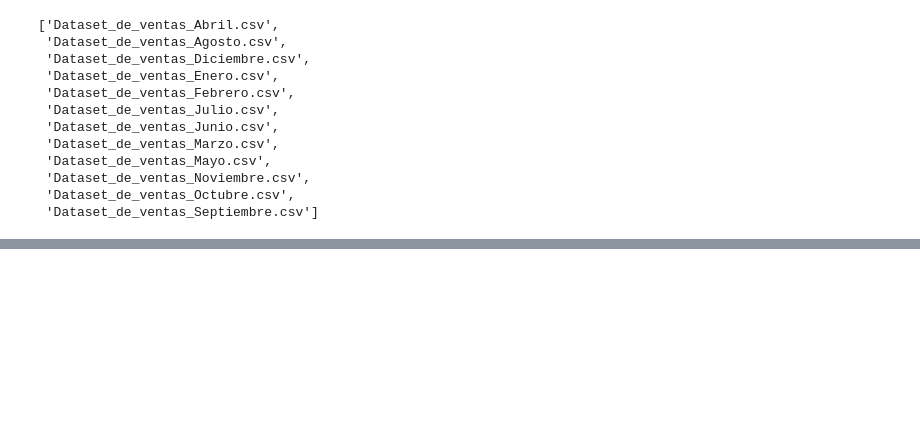
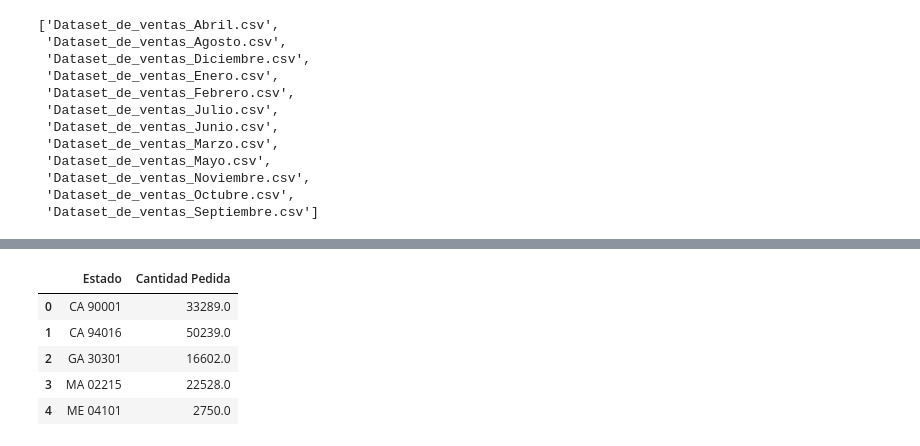
Before and after one commit to IvanGonzal0/Proyecto1_Analisis-de-Ventas-Anuales_BigData, a Jupyter notebook: BigData_Proyecto1_AnalisisDeVentas.ipynb, the cells around one changed output, grey strips where cells are left out. Cells and saved outputs as stored; diff of their text form; code cells hidden in the pictures; blank space fills up the shorter version.

```diff
--- a/BigData_Proyecto1_AnalisisDeVentas.ipynb
+++ b/BigData_Proyecto1_AnalisisDeVentas.ipynb
@@ -282,0 +536,41 @@ fig.show()
+# %%
+import pandas as pd
+
+# Supongamos que tienes un diccionario llamado "dataframes" con los DataFrames correspondientes a cada mes
+# Puedes cargar los datos desde tu fuente, por ejemplo:
+# dataframes = {'Enero': df_enero, 'Febrero': df_febrero, ...}
+
+# Define una función para extraer el estado a partir de la columna "Dirección de Envío"
+def obtener_estado(direccion):
+    partes = direccion.split(", ")
+    if len(partes) > 1:
+        return partes[-1]
+    else:
+        return None
+
+# Inicializa un DataFrame vacío para almacenar los resultados
+df_estado_total = pd.DataFrame(columns=['Estado', 'Cantidad Pedida Total'])
+
+# Itera a través de los DataFrames de cada mes en el diccionario
+for mes, df_mes in dataframes.items():
+    # Aplica la función para obtener el estado y crea una nueva columna "Estado"
+    df_mes['Estado'] = df_mes['Dirección de Envio'].apply(obtener_estado)
+
+    # Agrupa por "Estado" y suma la "Cantidad Pedida" para obtener la cantidad total por estado en este mes
+    df_mes_estado_total = df_mes.groupby('Estado')['Cantidad Pedida'].sum().reset_index()
+
+    # Concatena los resultados con el DataFrame total
+    df_estado_total = pd.concat([df_estado_total, df_mes_estado_total], ignore_index=True)
+
+# Agrupa el DataFrame total por "Estado" y suma la "Cantidad Pedida" para obtener la cantidad total por estado en todos los meses
+df_estado_total = df_estado_total.groupby('Estado')['Cantidad Pedida'].sum().reset_index()
+
+# df_estado_total ahora contiene la cantidad pedida total por cada estado para todos los meses
+df_estado_total.head()
+# %% [output]
+|  | Estado | Cantidad Pedida |
+| 0 | CA 90001 | 33289.0 |
+| 1 | CA 94016 | 50239.0 |
+| 2 | GA 30301 | 16602.0 |
+| 3 | MA 02215 | 22528.0 |
+| 4 | ME 04101 | 2750.0 |
```
Also changed, not shown: parts of 19 cells of this notebook.
